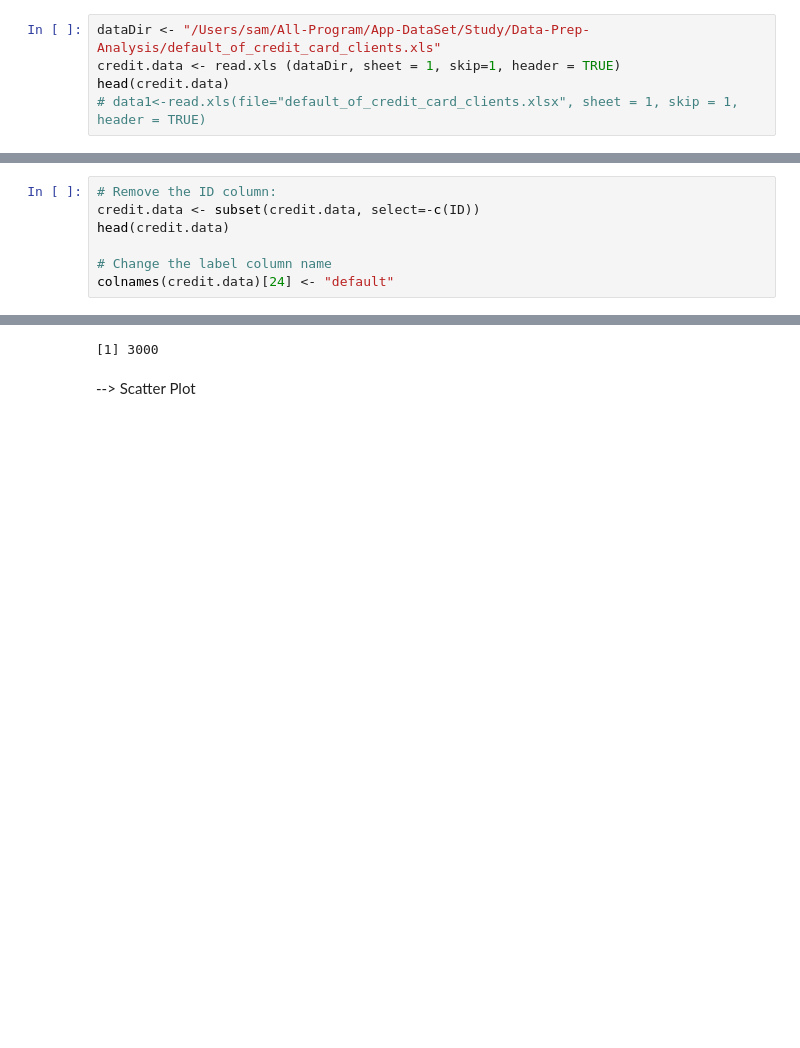
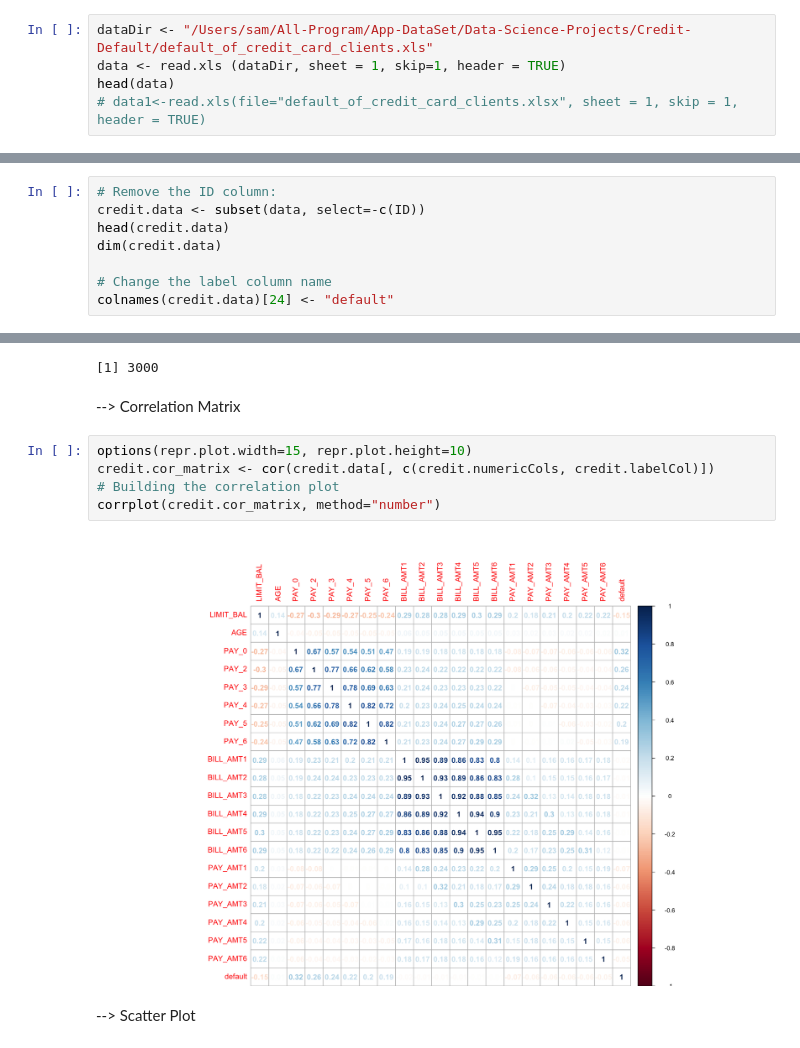
Before and after one commit to Sardhendu/Data-Science-Projects, a Jupyter notebook: Credit-Defaulters/CreditDefault-Assignment-4.ipynb, the cells around one changed output, grey strips where cells are left out. Saved outputs shown, nothing was run; the diff lists cells and outputs as text; blank space fills up the shorter version.

```diff
--- a/Credit-Defaulters/CreditDefault-Assignment-4.ipynb
+++ b/Credit-Defaulters/CreditDefault-Assignment-4.ipynb
@@ -87,9 +96,9 @@ changeDataType <- function(dataIN, featureNames, type){
 # %% [markdown]
 ### ii. Download the credit card default data set from the UCI machine learning repository. https://archive.ics.uci.edu/ml/datasets/default+of+credit+card+clients Load the data into R.
 # %%
-dataDir <- "/Users/sam/All-Program/App-DataSet/Study/Data-Prep-Analysis/default_of_credit_card_clients.xls"
-credit.data <- read.xls (dataDir, sheet = 1, skip=1, header = TRUE)
-head(credit.data)
+dataDir <- "/Users/sam/All-Program/App-DataSet/Data-Science-Projects/Credit-Default/default_of_credit_card_clients.xls"
+data <- read.xls (dataDir, sheet = 1, skip=1, header = TRUE)
+head(data)
 # data1<-read.xls(file="default_of_credit_card_clients.xlsx", sheet = 1, skip = 1, header = TRUE)
 # %% [output]
 | ID | LIMIT_BAL | SEX | EDUCATION | MARRIAGE | AGE | PAY_0 | PAY_2 | PAY_3 | PAY_4 | ⋯ | ... |
@@ -101,8 +110,9 @@ head(credit.data)
 | 6 | 50000 | 1 | 1 | 2 | 37 | 0 | 0 | 0 | 0 | ⋯ | ... |
 # %%
 # Remove the ID column:
-credit.data <- subset(credit.data, select=-c(ID))
+credit.data <- subset(data, select=-c(ID))
 head(credit.data)
+dim(credit.data)
 
 # Change the label column name
 colnames(credit.data)[24] <- "default"
@@ -237,6 +223,14 @@ nrow(credit.sample)
 | 27 | 60000 | 1 | 1 | 2 | 27 | 1 | -2 | -1 | -1 | -1 | ... |
 | 42 | 70000 | 2 | 1 | 2 | 25 | 0 | 0 | 0 | 0 | 0 | ... |
 [1] 3000
+# %% [markdown]
+--> Correlation Matrix
+# %%
+options(repr.plot.width=15, repr.plot.height=10)
+credit.cor_matrix <- cor(credit.data[, c(credit.numericCols, credit.labelCol)])         # Building the correlation plot
+corrplot(credit.cor_matrix, method="number")
+# %% [output]
+[figure, added]
 # %% [markdown]
 --> Scatter Plot
 # %%
```
Also changed, not shown: parts of 44 cells of this notebook, 11 other files.
